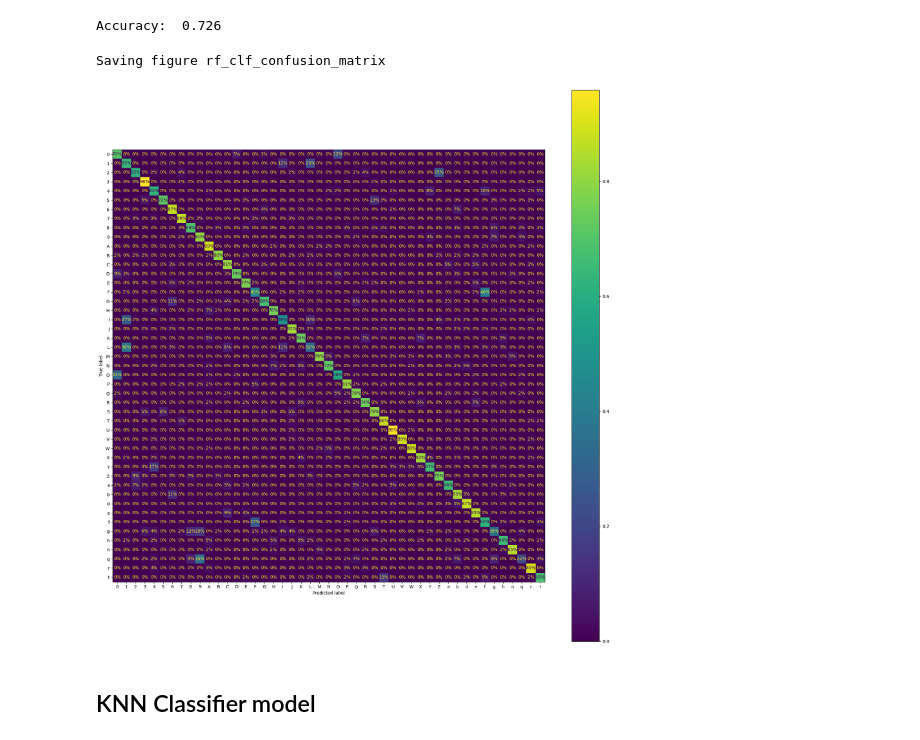
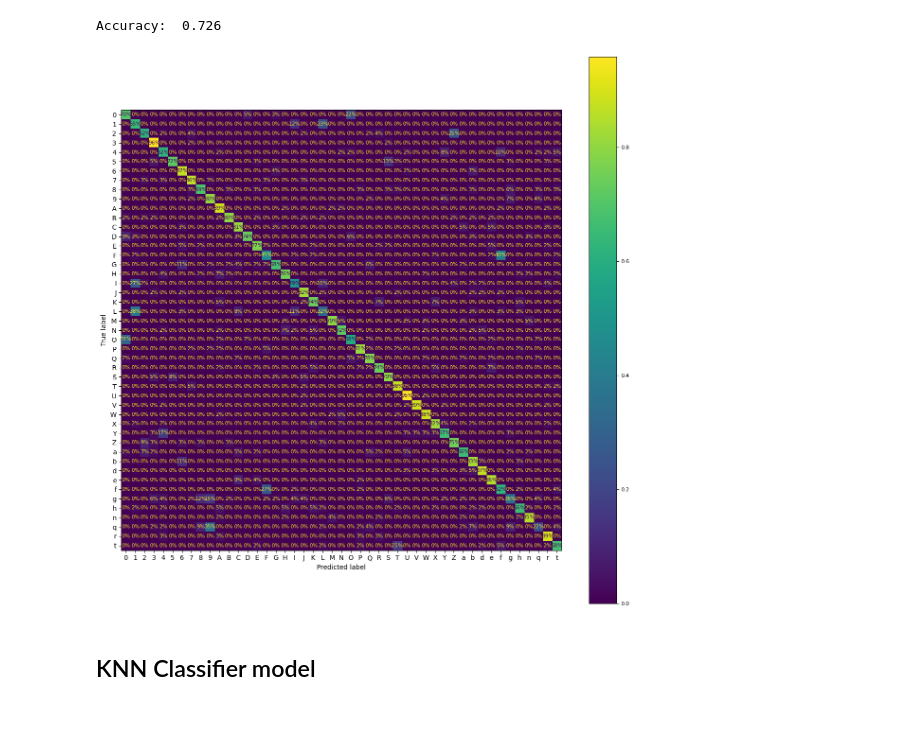
Before and after one commit to htringuyen/letters_classifier, a Jupyter notebook: notebooks/training_model_example.ipynb, the cells around one changed output. Saved outputs shown, nothing was run; the diff lists cells and outputs as text; code cells hidden in the pictures.

```diff
--- a/notebooks/training_model_example.ipynb
+++ b/notebooks/training_model_example.ipynb
@@ -151,13 +151,12 @@ print("Accuracy: ", accuracy)
 Accuracy:  0.726
 # %%
 # plot confusion matrix
-fig, ax = plt.subplots(figsize=(18, 18)) # set figure size
+fig, ax = plt.subplots(figsize=(15, 15)) # set figure size
+plt.rc('font', size=8) # set font size
 ConfusionMatrixDisplay.from_predictions(dc.y_test[0:2000], predicts, normalize='true', values_format=".0%", display_labels=dc.char_labels, ax=ax)
-utils.save_fig("rf_clf_confusion_matrix")
 plt.show()
 # %% [output]
-Saving figure rf_clf_confusion_matrix
-[figure, old version]
+[figure, new version]
 # %% [markdown]
 ## KNN Classifier model
 # %%
```
Also changed, not shown: parts of 1 cell of this notebook.
